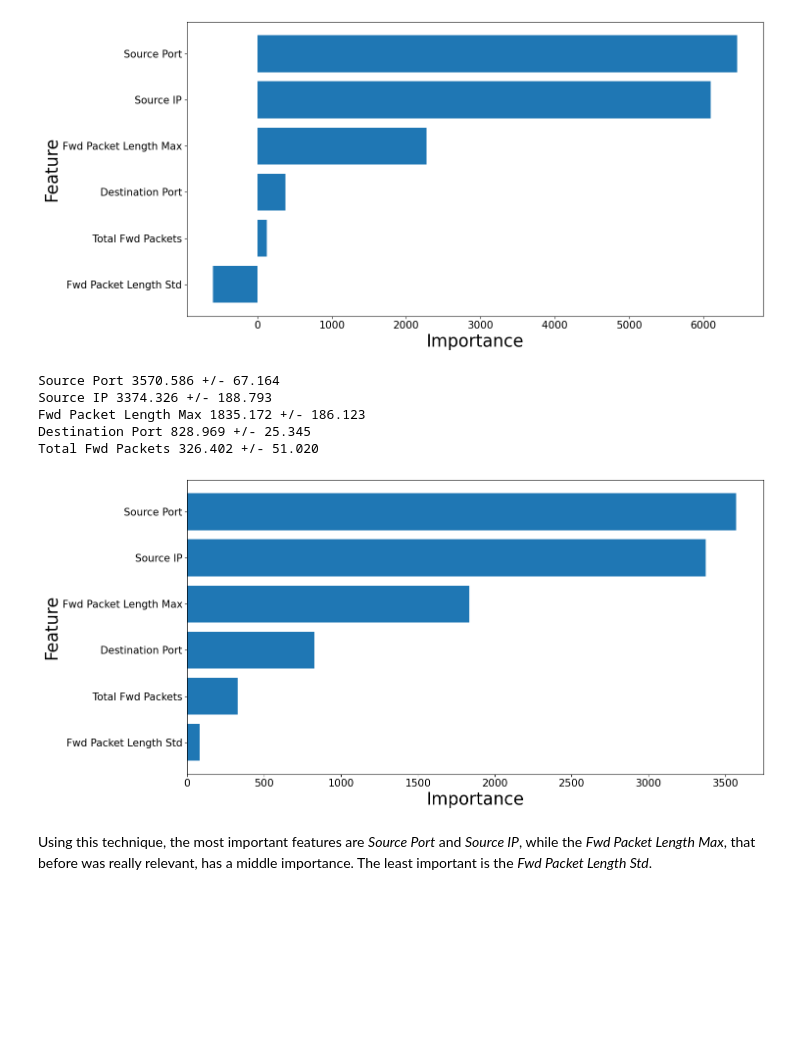
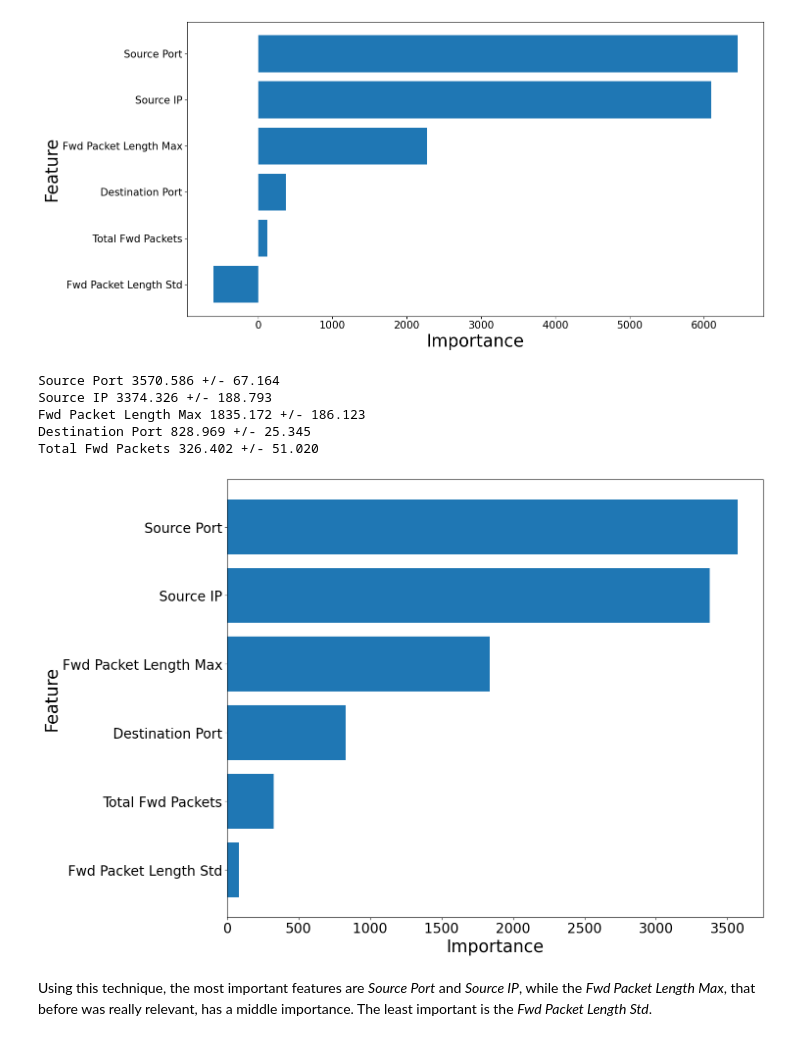
Before and after one commit to iochia02/ML4N_project, a Jupyter notebook: Code/5-cluster_analysis.ipynb, the cells around one changed output. Cells and saved outputs as stored; diff of their text form; code cells hidden in the pictures; blank space fills up the shorter version.

```diff
--- a/Code/5-cluster_analysis.ipynb
+++ b/Code/5-cluster_analysis.ipynb
@@ -360,33 +361,33 @@ Total Fwd Packets 126.543 +/- 38.234
 # %%
 # Perform again permutation importance only on the selected features (one per cluster)
 X_sel = df[selected_features_names].to_numpy()
 
 cl_labels34_1 = kmeans34.fit_predict(X_sel) # Get clusters ID
 r34_1 = permutation_importance(kmeans34, X_sel, None,
                            n_repeats=30,
                            random_state=0)
 
 for i in r34_1.importances_mean.argsort()[::-1]:
     if r34_1.importances_mean[i] - 2 * r34_1.importances_std[i] > 0:
         print(f"{feature_names[i]:<8} "
               f"{r34_1.importances_mean[i]:.3f}"
               f" +/- {r34_1.importances_std[i]:.3f}")
 
 sorted_idx121 = r34_1.importances_mean.argsort()
-plt.figure(figsize=(15,7))
+plt.figure(figsize=(15,10))
 plt.barh(feature_names[sorted_idx121], r34_1.importances[sorted_idx121].mean(axis=1).T)
-plt.tick_params(labelsize=15)
+plt.tick_params(labelsize=20)
 plt.ylabel("Feature", fontsize=25)
 plt.xlabel("Importance", fontsize=25)
 plt.tight_layout()
 plt.show()
 # %% [output]
 Source Port 3570.586 +/- 67.164
 Source IP 3374.326 +/- 188.793
 Fwd Packet Length Max 1835.172 +/- 186.123
 Destination Port 828.969 +/- 25.345
 Total Fwd Packets 326.402 +/- 51.020
-[figure, old version]
+[figure, new version]
 # %% [markdown]
 Using this technique, the most important features are *Source Port* and *Source IP*, while the *Fwd Packet Length Max*, that before was really relevant, has a middle importance. The least important is the *Fwd Packet Length Std*.
 # %% [markdown]
```
Also changed, not shown: parts of 11 cells of this notebook, 1 other file.
